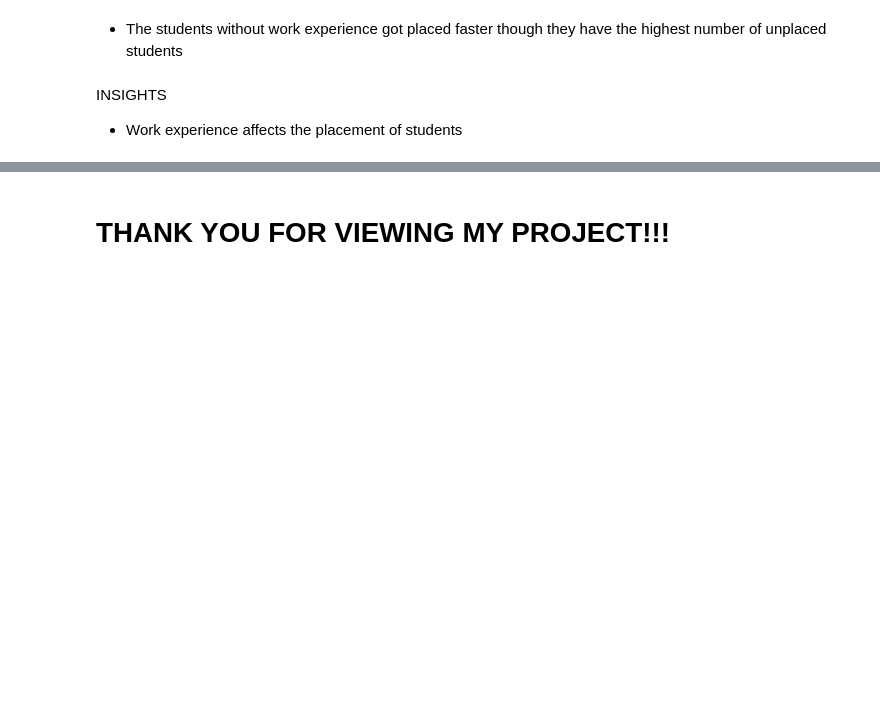
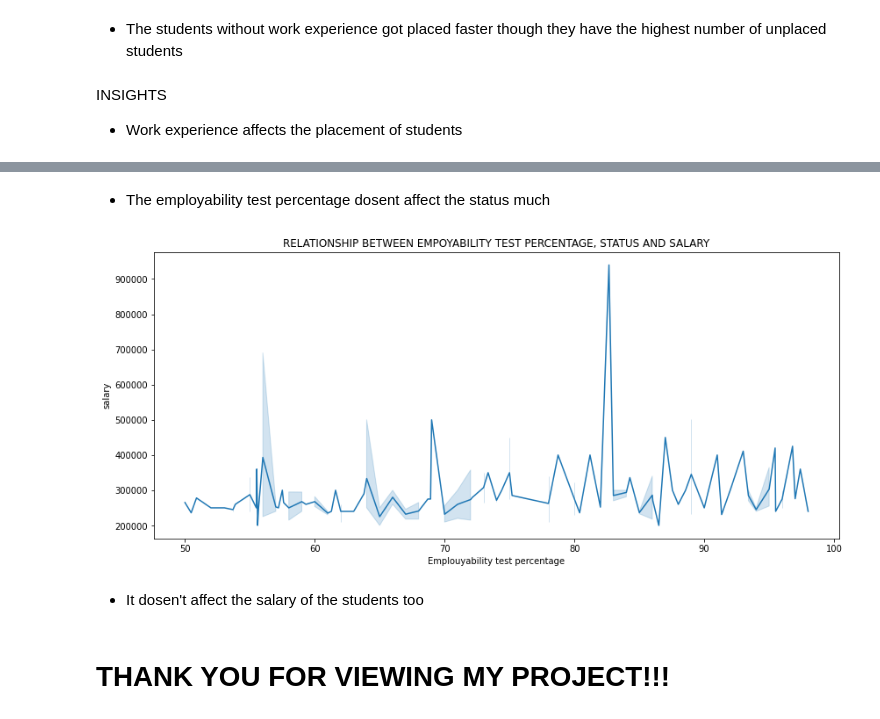
Before and after one commit to devchoplife/Campus-placement, a Jupyter notebook: school_placement.ipynb, the cells around one changed output, grey strips where cells are left out. Saved outputs shown, nothing was run; the diff lists cells and outputs as text; code cells hidden in the pictures; blank space fills up the shorter version.

```diff
--- a/school_placement.ipynb
+++ b/school_placement.ipynb
@@ -478,2 +490,14 @@ INSIGHTS
+# %% [markdown]
+* The employability test percentage dosent affect the status much
+# %%
+plt.figure(figsize = (14, 6))
+sns.lineplot('etest_p', 'salary', data = pment)
+plt.xlabel("Emplouyability test percentage")
+plt.title("RELATIONSHIP BETWEEN EMPOYABILITY TEST PERCENTAGE, STATUS AND SALARY")
+plt.show()
+# %% [output]
+[figure, added]
+# %% [markdown]
+* It dosen't affect the salary of the students too
 # %% [markdown]
 # **THANK YOU FOR VIEWING MY PROJECT!!!**
```
Also changed, not shown: parts of 3 cells of this notebook.
